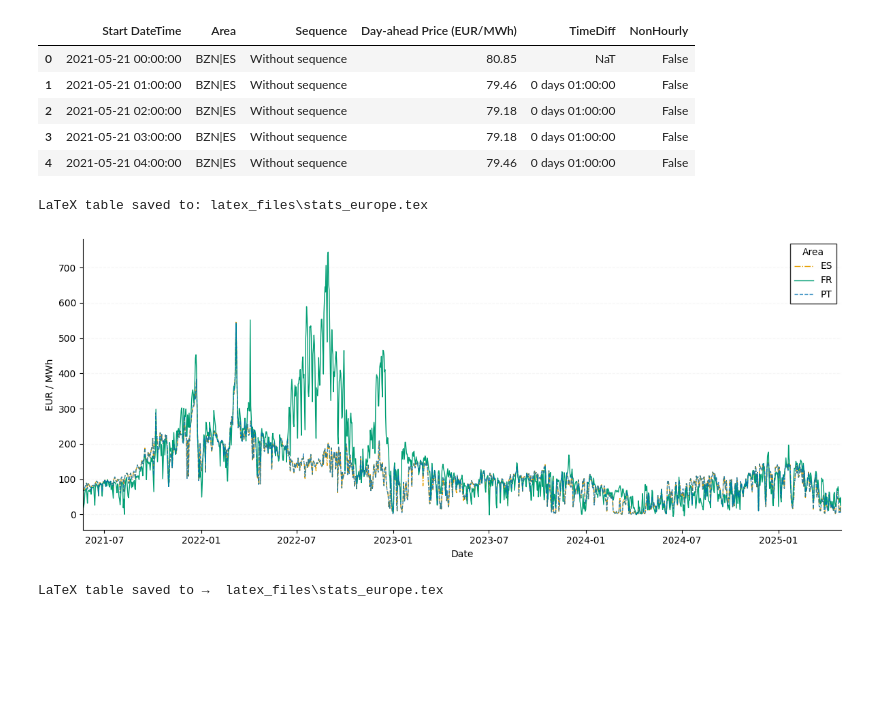
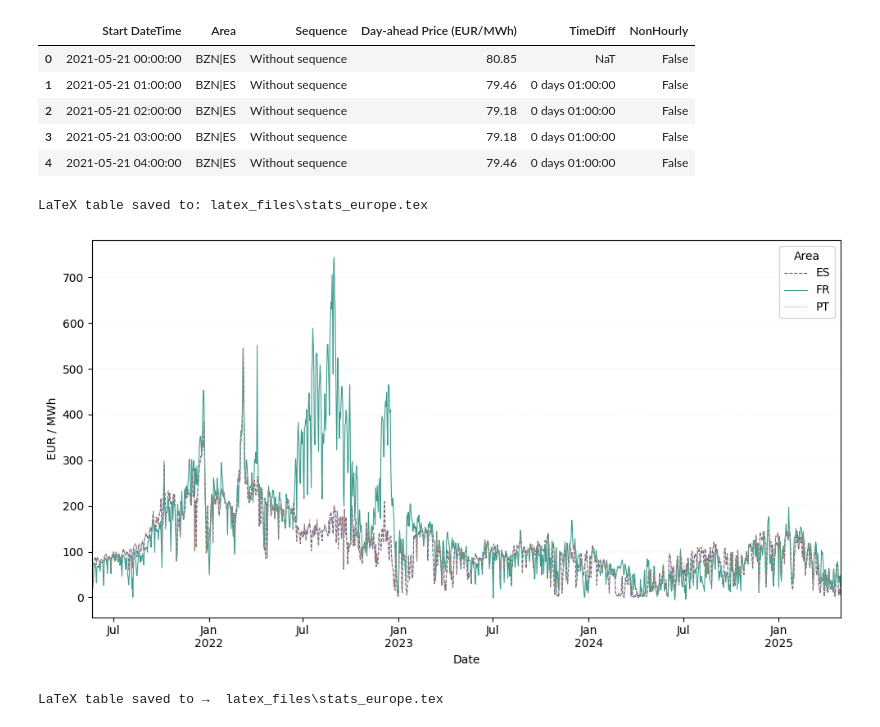
Before and after one commit to franrolotti/volatility-spillovers, a Jupyter notebook: 01_create_time_series.ipynb, the cells around one changed output. Cells and saved outputs as stored; diff of their text form; code cells hidden in the pictures; blank space fills up the shorter version.

Commit message:
Changes in plots

```diff
--- a/01_create_time_series.ipynb
+++ b/01_create_time_series.ipynb
@@ -315,64 +318,80 @@ stats_by_area.to_latex(
     caption="Descriptive statistics of hourly day‑ahead prices by area",
     label=f"tab:stats_{option_selector.value}"
 )
 print(f"LaTeX table saved to: {table_path}")
 
 # ────────────────────────────────────────────────────────────────
 # 3) Daily average prices BY AREA
 # ────────────────────────────────────────────────────────────────
 daily_pivot = (
     df
     .groupby(AREA_COL)[PRICE_COL]
     .resample('D')
     .mean()
     .unstack(level=0)
     .sort_index()
 )
 
 # ────────────────────────────────────────────────────────────────
-# 4) Plot
+# 4) Plot –
 # ────────────────────────────────────────────────────────────────
-fig, ax = plt.subplots(figsize=(12, 5))
+fig, ax = plt.subplots(figsize=(10, 5.5))
+
+# fixed colours (exactly as before)
+AREA_COLOURS = dict(ES="#465C9B",   # deep royal-blue
+                    FR="#3E9C8F",   # muted teal
+                    PT="#C58A64")   # soft clay-orange
+
+# NEW: linetype map (change only linestyle, nothing else)
+AREA_STYLES = dict(ES="--",   # solid
+                   FR="-",  # dashed
+                   PT=":")   # dotted
 
 for area in daily_pivot.columns:
-    style = STYLE_MAP.get(area, {})
-    ax.plot(daily_pivot.index, daily_pivot[area], label=area, **style)
+    ax.plot(
+        daily_pivot.index,
+        daily_pivot[area],
+        color=AREA_COLOURS.get(area, "#808080"),    # keep the colour
+        linestyle=AREA_STYLES.get(area, "-"),       # per-area linetype
+        lw=0.8,
+        label=area
+    )
+
+# ── date axis: Jan & Jul ticks, Jan shows year ──────────────────
+halfyear_locator = mdates.MonthLocator(bymonth=[1, 7])
+ax.xaxis.set_major_locator(halfyear_locator)
+
+from matplotlib.ticker import FuncFormatter
+def halfyear_fmt(x, pos=None):
+    dt = mdates.num2date(x)
+    return dt.strftime("%b\n%Y") if dt.month == 1 else dt.strftime("%b")
+ax.xaxis.set_major_formatter(FuncFormatter(halfyear_fmt))
+
+for lab in ax.get_xticklabels():
+    lab.set_rotation(0)
+    lab.set_ha("center")
+
+# ── axes styling, grid, labels ──────────────────────────────────
+ax.set_xlim(daily_pivot.index.min(), daily_pivot.index.max())
+ax.set_xlabel("Date")
+ax.set_ylabel("EUR / MWh")
+
+ax.grid(ls=":", lw=.3, color="#d0d0d0", axis="y")   # dotted, light grid
+ax.xaxis.grid(False)
 
 
-# axes / legend refinements
-ax.set_xlim(daily_pivot.index.min(), daily_pivot.index.max())
-ax.set_xlabel('Date')
-ax.set_ylabel('EUR / MWh')
-ax.yaxis.grid(True, linestyle='--', alpha=0.1)
-ax.xaxis.grid(False)
-ax.spines['top'].set_visible(False)
-ax.spines['right'].set_visible(False)
-for spine in ('left', 'bottom'):
-    ax.spines[spine].set_color('black')
 
-# black tick labels / ticks
-ax.tick_params(axis='both', colors='black')
+# black ticks / labels
+ax.tick_params(axis="both", colors="black")
 
-
-# legend INSIDE the axes (upper-right), boxed
-leg = ax.legend(
-    title='Area',
-    loc='upper right',          # inside
-    frameon=True,
-    facecolor='white',          # legend background
-    edgecolor='black',          # legend border
-    fancybox=False              # square corners (set True if you prefer rounded)
-)
-
-
-# drop the legend title’s bold font
-leg.get_title().set_fontweight('normal')
+# ── legend: frameless, inside the axes ──────────────────────────
+ax.legend(frameon=True, loc="upper right", title="Area")
 
 plt.tight_layout()
 plt.show()
 # %% [output]
 LaTeX table saved to: latex_files\stats_europe.tex
-[figure, old version]
+[figure, new version]
 # %%
 # ---------------------------------------------------------------
 # 1)  CONFIGURATION
```
Also changed, not shown: parts of 1 cell of this notebook.
